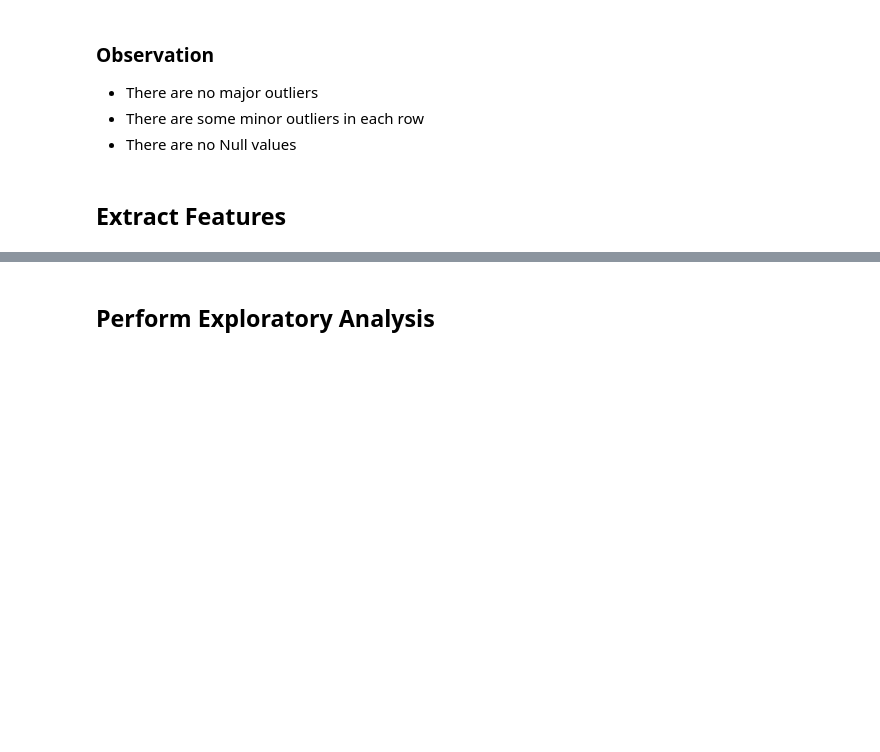
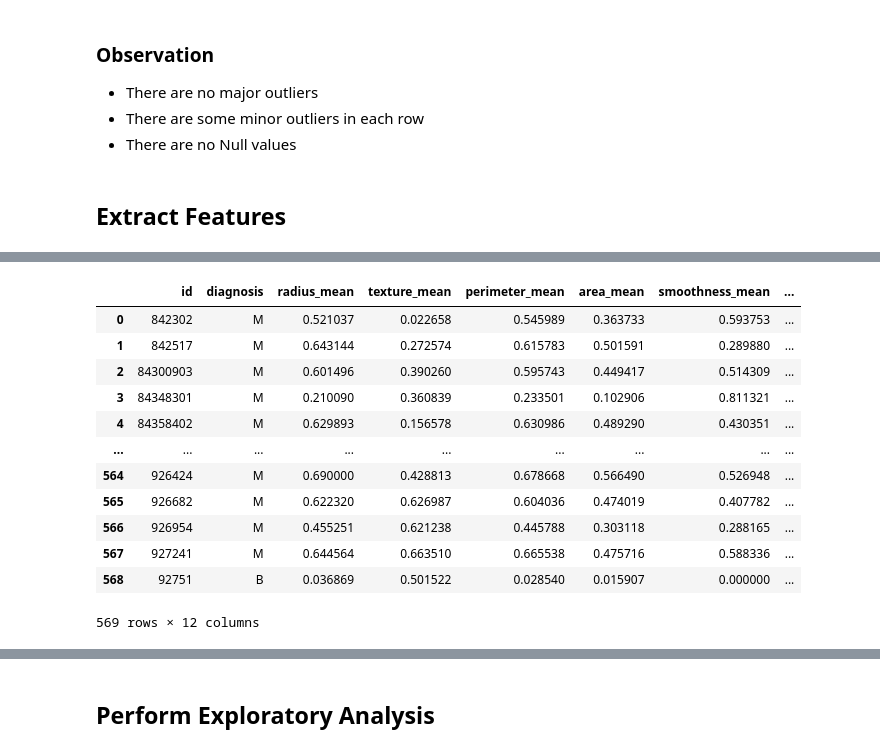
Before and after one commit to benbel376/causal_graph, a Jupyter notebook: notebooks/Causal_Inference.ipynb, the cells around one changed output, grey strips where cells are left out. Drawn from its saved outputs; the diff is of its cells as text; code cells hidden in the pictures; blank space fills up the shorter version.

Commit message:
extract feature and scale

```diff
--- a/notebooks/Causal_Inference.ipynb
+++ b/notebooks/Causal_Inference.ipynb
@@ -149,3 +150,8 @@ test
 - There are no Null values
 # %% [markdown]
 ## Extract Features
+# %%
+# select only variables with mean values
+
+features_df = clean_df.iloc[:,:12]
+features_df.info()
@@ -151,0 +178,21 @@ test
+# %%
+# scaling variables
+
+scaler = MinMaxScaler()
+scaled_df = features_df.copy()
+scaled_df.iloc[:,2:] = scaler.fit_transform(scaled_df.iloc[:,2:])
+scaled_df
+# %% [output]
+|  | id | diagnosis | radius_mean | texture_mean | perimeter_mean | area_mean | smoothness_mean | ... |
+| 0 | 842302 | M | 0.521037 | 0.022658 | 0.545989 | 0.363733 | 0.593753 | ... |
+| 1 | 842517 | M | 0.643144 | 0.272574 | 0.615783 | 0.501591 | 0.289880 | ... |
+| 2 | 84300903 | M | 0.601496 | 0.390260 | 0.595743 | 0.449417 | 0.514309 | ... |
+| 3 | 84348301 | M | 0.210090 | 0.360839 | 0.233501 | 0.102906 | 0.811321 | ... |
+| 4 | 84358402 | M | 0.629893 | 0.156578 | 0.630986 | 0.489290 | 0.430351 | ... |
+| ... | ... | ... | ... | ... | ... | ... | ... | ... |
+| 564 | 926424 | M | 0.690000 | 0.428813 | 0.678668 | 0.566490 | 0.526948 | ... |
+| 565 | 926682 | M | 0.622320 | 0.626987 | 0.604036 | 0.474019 | 0.407782 | ... |
+| 566 | 926954 | M | 0.455251 | 0.621238 | 0.445788 | 0.303118 | 0.288165 | ... |
+| 567 | 927241 | M | 0.644564 | 0.663510 | 0.665538 | 0.475716 | 0.588336 | ... |
+| 568 | 92751 | B | 0.036869 | 0.501522 | 0.028540 | 0.015907 | 0.000000 | ... |
+569 rows × 12 columns
```
Also changed, not shown: parts of 4 cells of this notebook.
